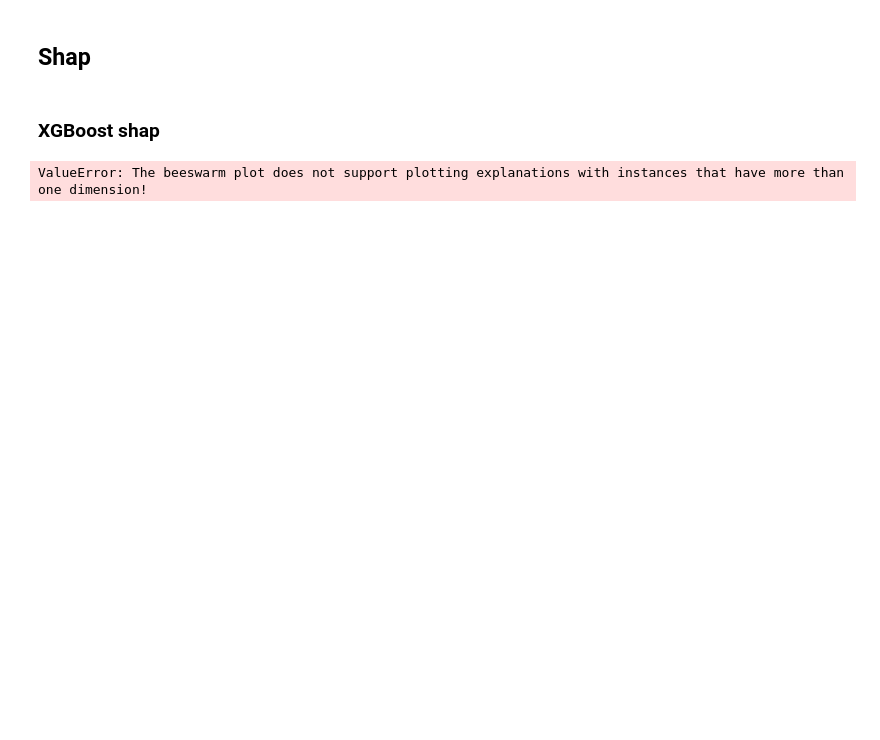
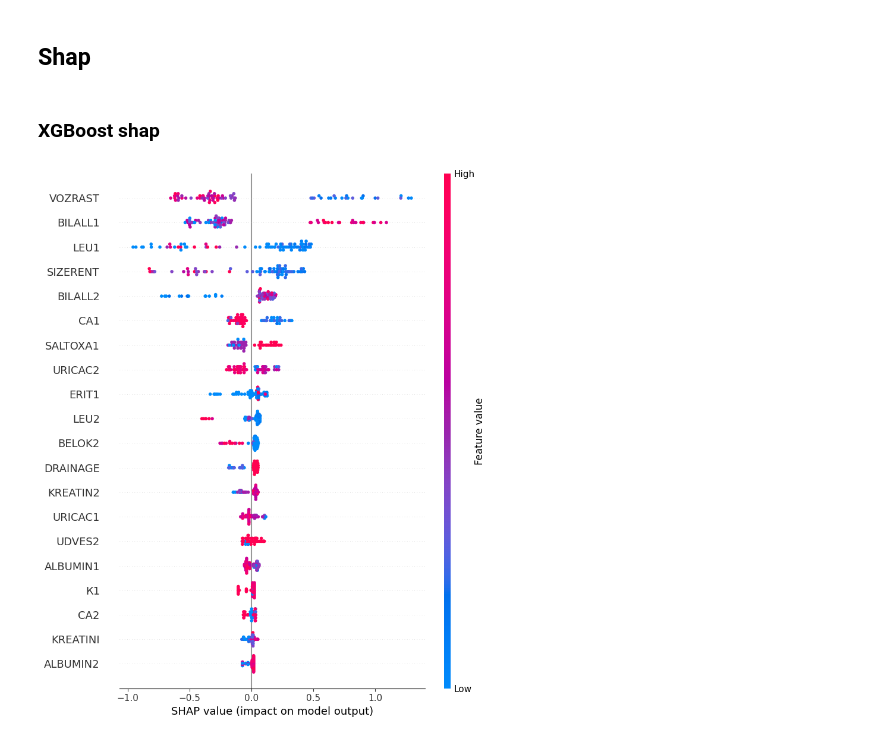
Before and after one commit to Kumokage/ChemML, a Jupyter notebook: notebooks/Urolithiasis/urolithiasis_basic.ipynb, the cells around one changed output. Saved outputs shown, nothing was run; the diff lists cells and outputs as text; code cells hidden in the pictures; blank space fills up the shorter version.

```diff
--- a/notebooks/Urolithiasis/urolithiasis_basic.ipynb
+++ b/notebooks/Urolithiasis/urolithiasis_basic.ipynb
@@ -263,10 +231,10 @@ The PostScript backend does not support transparency; partially transparent arti
 # %% [markdown]
 ## Shap
 # %%
-def explain(model, X=X, name="model", is_save=False, color_bar=False):
-    explainer = shap.Explainer(model, X)
-    shap_values = explainer(X)
-    shap.plots.beeswarm(shap_values, plot_size=[10, 6], s=26, show=False, color_bar=color_bar, max_display=15)
+def explain(model, X=X, name="model", is_save=False):
+    explainer = shap.TreeExplainer(model, X)
+    shap_values = explainer.shap_values(X)
+    shap.summary_plot(shap_values, X)
     if is_save:
         plt.tick_params(axis='both', labelsize=16)
         plt.savefig(f'{artifacts_path}{name} shap.png', bbox_inches='tight')
@@ -274,6 +242,6 @@ def explain(model, X=X, name="model", is_save=False, color_bar=False):
 # %% [markdown]
 ### XGBoost shap
 # %%
-explain(best_model, name="XGBoot shap", color_bar=True, is_save=True)
+explain(best_model, name="XGBoot shap")
 # %% [output]
-ValueError: The beeswarm plot does not support plotting explanations with instances that have more than one dimension!
+[figure, added]
```
Also changed, not shown: parts of 6 cells of this notebook, 3 other files.
